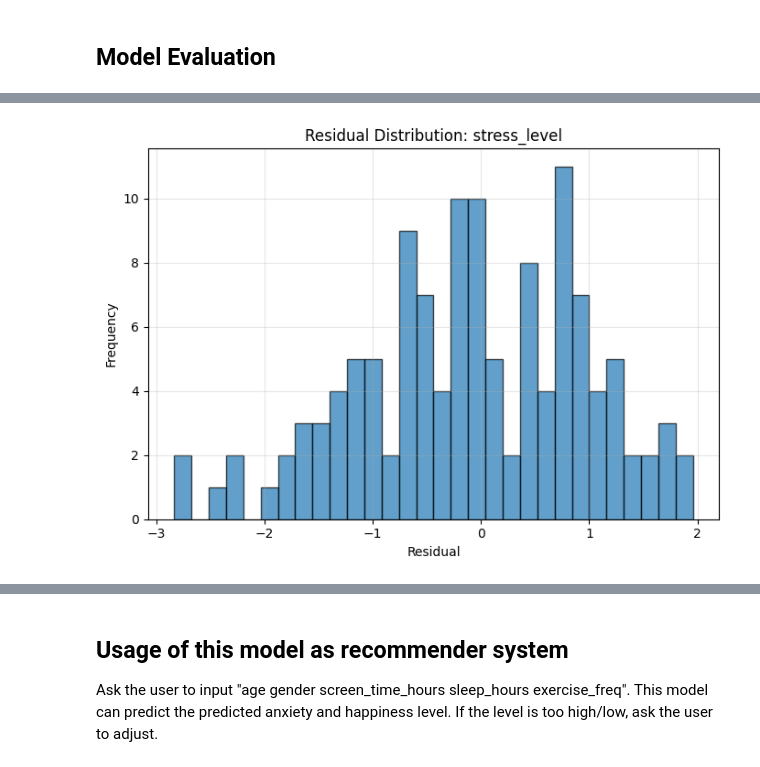
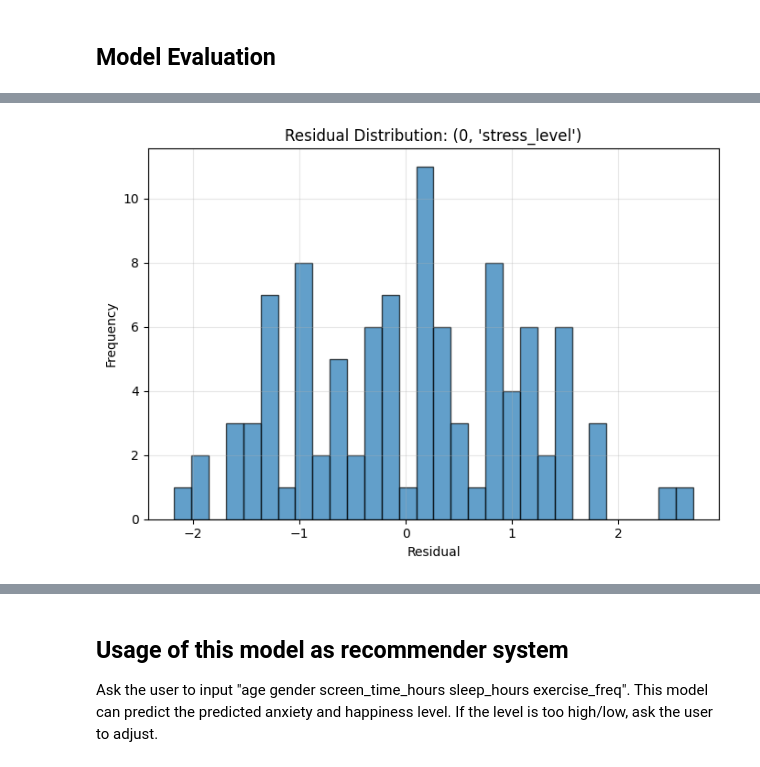
Before and after one commit to aidanleung0/ece143-group6, a Jupyter notebook: final.ipynb, the cells around one changed output, grey strips where cells are left out. Saved outputs shown, nothing was run; the diff lists cells and outputs as text; code cells hidden in the pictures.

Commit message:
Refactor + Importance Plotting

```diff
--- a/final.ipynb
+++ b/final.ipynb
@@ -7,10 +7,10 @@ import pandas as pd
 import numpy as np
 
 # ========== 1. Read 4 dataset ==========
-stress_df = pd.read_csv("Stress Level Detection Based on Daily Activities.csv")
-mh_df = pd.read_csv("mental_health_dataset.csv")
-sm_balance_df = pd.read_csv("Mental_Health_and_Social_Media_Balance_Dataset.csv")
-sm_emo_df = pd.concat([pd.read_csv("train.csv"), pd.read_csv("test.csv")], ignore_index=True)
+stress_df = pd.read_csv("data/Stress Level Detection Based on Daily Activities.csv")
+mh_df = pd.read_csv("data/mental_health_dataset.csv")
+sm_balance_df = pd.read_csv("data/Mental_Health_and_Social_Media_Balance_Dataset.csv")
+sm_emo_df = pd.concat([pd.read_csv("data/train.csv"), pd.read_csv("data/test.csv")], ignore_index=True)
 
 print("Stress dataset columns:\n", stress_df.columns)
 print("\nMental health dataset columns:\n", mh_df.columns)
@@ -359,7 +299,11 @@ model_df
 # %% [markdown]
 ## Model Evaluation
 # %%
-y_pred = best_model.predict(X_test)
+from project.src.plotter import plot_true_v_pred, plot_residual_distribution
+
+# y_pred = best_model.predict(X_test)
+y_pred = model.predict(dataset.X_test)
+y_test = dataset.y_test
 from sklearn.metrics import (
     r2_score, mean_absolute_error, mean_squared_error,
     mean_absolute_percentage_error, explained_variance_score
@@ -369,7 +313,8 @@ import numpy as np
 print("========= Model Evaluation =========")
 
 # Compute stress & happiness performance
-for i, target in enumerate(["stress_level", "happiness_index"]):
+targets = ["stress_level", "happiness_index"]
+for i, target in enumerate(targets):
     print(f"\n=== Performance for: {target} ===")
 
     r2 = r2_score(y_test.iloc[:, i], y_pred[:, i])
@@ -384,60 +329,33 @@ for i, target in enumerate(["stress_level", "happiness_index"]):
     print(f"MAPE: {mape:.4f}")
     print(f"Explained Variance: {ev:.4f}")
 
-
-targets = ["stress_level", "happiness_index"]
-
-for i, target in enumerate(targets):
-    plt.figure(figsize=(6, 6))
-    plt.scatter(y_test.iloc[:, i], y_pred[:, i], alpha=0.5)
-    plt.xlabel("True")
-    plt.ylabel("Predicted")
-    plt.title(f"True vs Predicted: {target}")
-    plt.grid(alpha=0.3)
-    plt.plot([y_test.iloc[:, i].min(), y_test.iloc[:, i].max()],
-             [y_test.iloc[:, i].min(), y_test.iloc[:, i].max()],
-             linestyle='--', color='red')
-    plt.tight_layout()
-    plt.show()
+for target in enumerate(targets):
+    # plt.figure(figsize=(6, 6))
+    # plt.scatter(y_test.iloc[:, i], y_pred[:, i], alpha=0.5)
+    # plt.xlabel("True")
+    # plt.ylabel("Predicted")
+    # plt.title(f"True vs Predicted: {target}")
+    # plt.grid(alpha=0.3)
+    # plt.plot([y_test.iloc[:, i].min(), y_test.iloc[:, i].max()],
+    #          [y_test.iloc[:, i].min(), y_test.iloc[:, i].max()],
+    #          linestyle='--', color='red')
+    # plt.tight_layout()
+    # plt.show()
+    plot_true_v_pred(y_test.iloc[:, i], y_pred[:, i], target)
 
 
-for i, target in enumerate(targets):
-    residuals = y_test.iloc[:, i] - y_pred[:, i]
-
-    plt.figure(figsize=(7,5))
-    plt.hist(residuals, bins=30, edgecolor='k', alpha=0.7)
-    plt.title(f"Residual Distribution: {target}")
-    plt.xlabel("Residual")
-    plt.ylabel("Frequency")
-    plt.grid(alpha=0.3)
-    plt.tight_layout()
-    plt.show()
-
-
-# Find the internal regressor of the model
-reg = best_model.named_steps["regressor"]
-
-# Multi-output model → Take the feature importances of the first sub-model
-try:
-    importances = reg.estimators_[0].feature_importances_
-except:
-    print("This model does not provide feature importances.")
-    importances = None
-
-if importances is not None:
-    ohe = best_model.named_steps["preprocessor"].named_transformers_["cat"]["onehot"]
-    ohe_features = ohe.get_feature_names_out(["gender"])
-
-    feature_names = ["age", "screen_time_hours", "sleep_hours", "exercise_freq"] + list(ohe_features)
-
-    sorted_idx = np.argsort(importances)
-
-    plt.figure(figsize=(8, 6))
-    plt.barh(np.array(feature_names)[sorted_idx], importances[sorted_idx])
-    plt.title("Feature Importances")
-    plt.xlabel("Importance")
-    plt.tight_layout()
-    plt.show()
+for target in enumerate(targets):
+    # residuals = y_test.iloc[:, i] - y_pred[:, i]
+    #
+    # plt.figure(figsize=(7,5))
+    # plt.hist(residuals, bins=30, edgecolor='k', alpha=0.7)
+    # plt.title(f"Residual Distribution: {target}")
+    # plt.xlabel("Residual")
+    # plt.ylabel("Frequency")
+    # plt.grid(alpha=0.3)
+    # plt.tight_layout()
+    # plt.show()
+    plot_residual_distribution(y_test.iloc[:, i], y_pred[:, i], target)
 # %% [output]
 ========= Model Evaluation =========
 
@@ -459 +377 @@ Explained Variance: 0.5336
-[figure, old version]
+[figure, new version]
```
Also changed, not shown: parts of 8 cells of this notebook, 11 other files.
